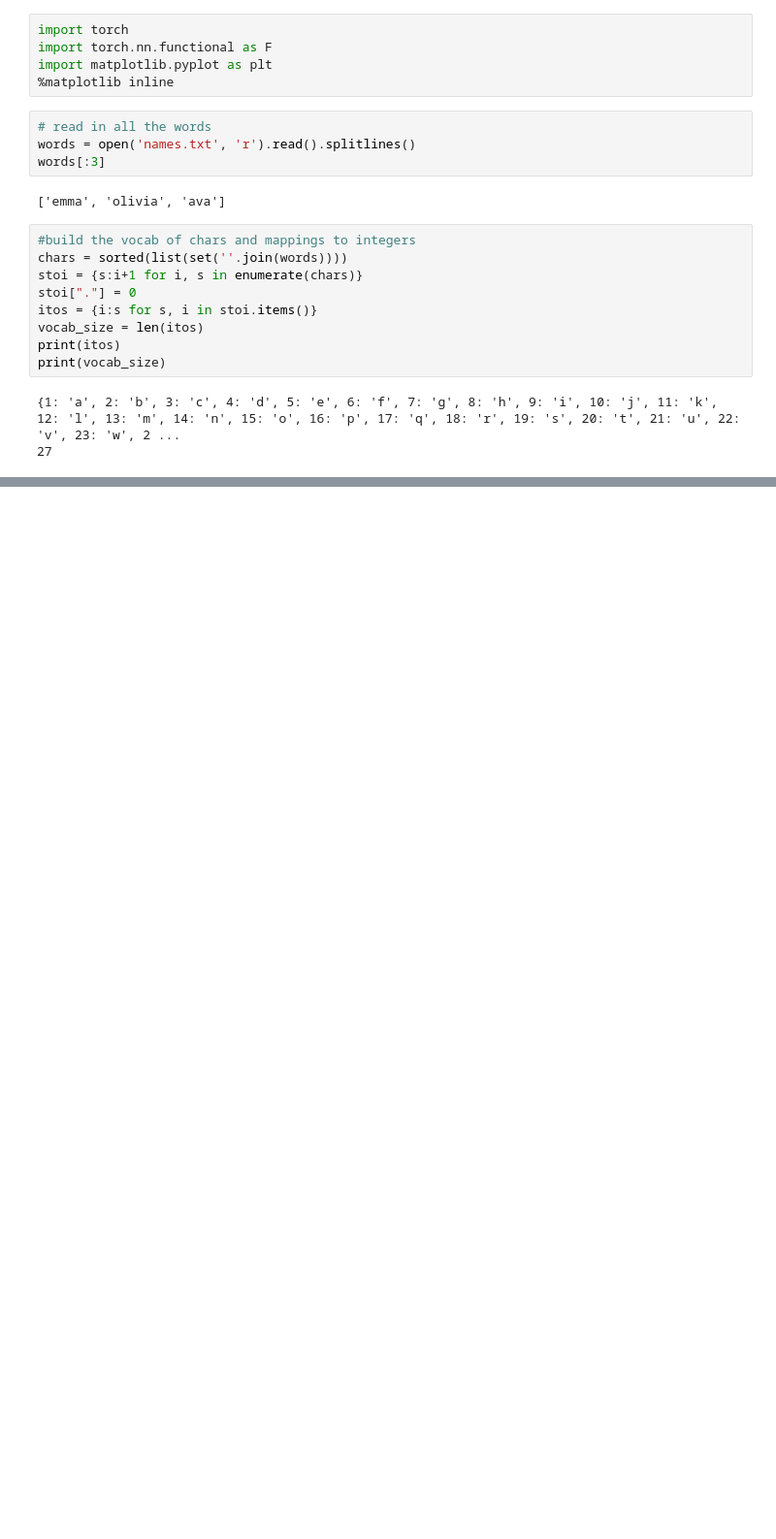
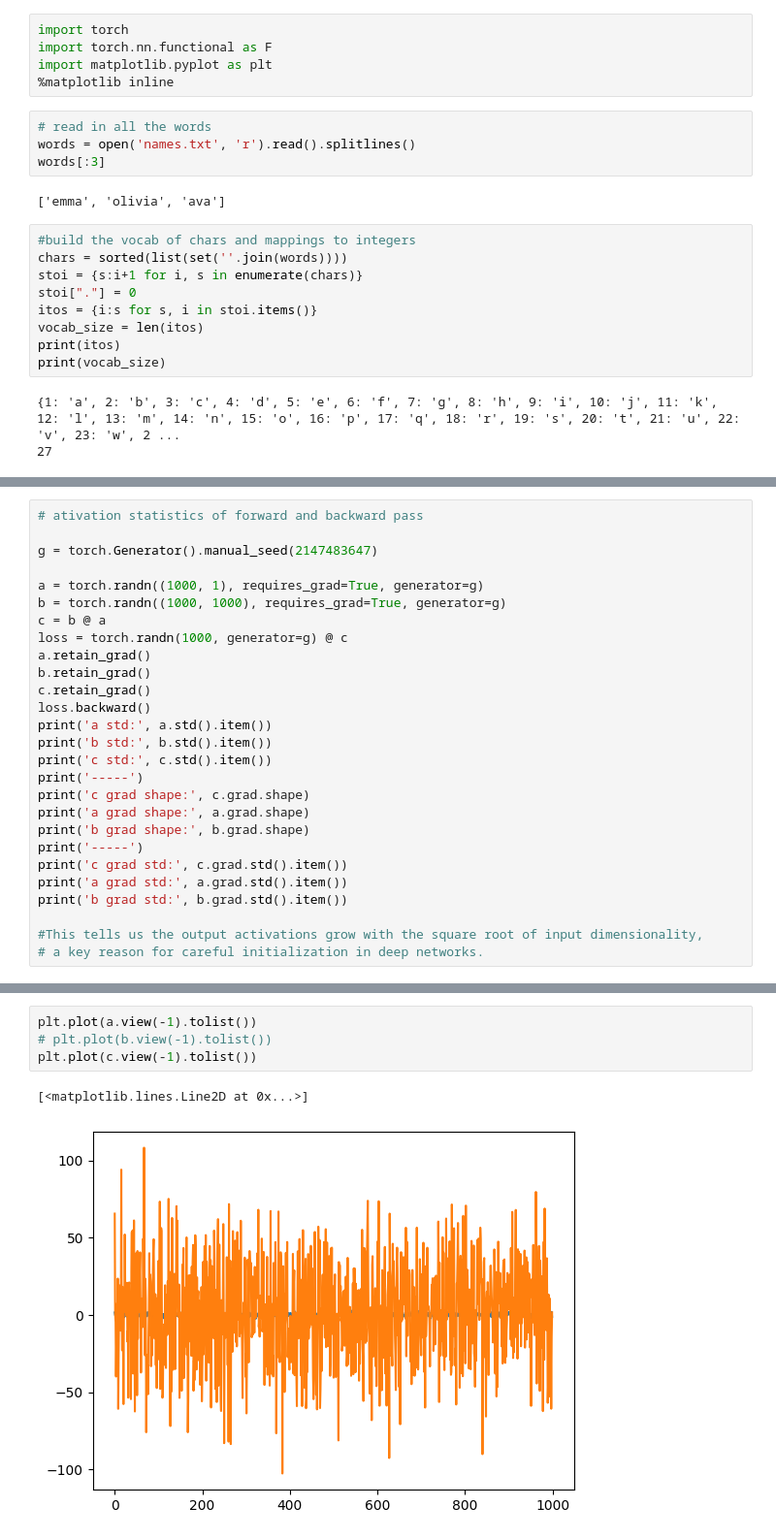
Before and after one commit to kxk254/mit, a Jupyter notebook: Karpathy/makemore/makemore3-2.ipynb, the cells around one changed output, grey strips where cells are left out. Shown at 97% size. Drawn from its saved outputs; the diff is of its cells as text; blank space fills up the shorter version.

```diff
--- a/Karpathy/makemore/makemore3-2.ipynb
+++ b/Karpathy/makemore/makemore3-2.ipynb
@@ -314,0 +379,27 @@ for _ in range(20):
+# %%
+# ativation statistics of forward and backward pass
+
+g = torch.Generator().manual_seed(2147483647)
+
+a = torch.randn((1000, 1), requires_grad=True, generator=g)
+b = torch.randn((1000, 1000), requires_grad=True, generator=g)
+c = b @ a
+loss = torch.randn(1000, generator=g) @ c
+a.retain_grad()
+b.retain_grad()
+c.retain_grad()
+loss.backward()
+print('a std:', a.std().item())
+print('b std:', b.std().item())
+print('c std:', c.std().item())
+print('-----')
+print('c grad shape:', c.grad.shape)
+print('a grad shape:', a.grad.shape)
+print('b grad shape:', b.grad.shape)
+print('-----')
+print('c grad std:', c.grad.std().item())
+print('a grad std:', a.grad.std().item())
+print('b grad std:', b.grad.std().item())
+
+#This tells us the output activations grow with the square root of input dimensionality,
+# a key reason for careful initialization in deep networks.
@@ -314,0 +418,7 @@ for _ in range(20):
+# %%
+plt.plot(a.view(-1).tolist())
+# plt.plot(b.view(-1).tolist())
+plt.plot(c.view(-1).tolist())
+# %% [output]
+[<matplotlib.lines.Line2D at 0x...>]
+[figure, added]
```
Also changed, not shown: parts of 13 cells of this notebook, 3 other files.
